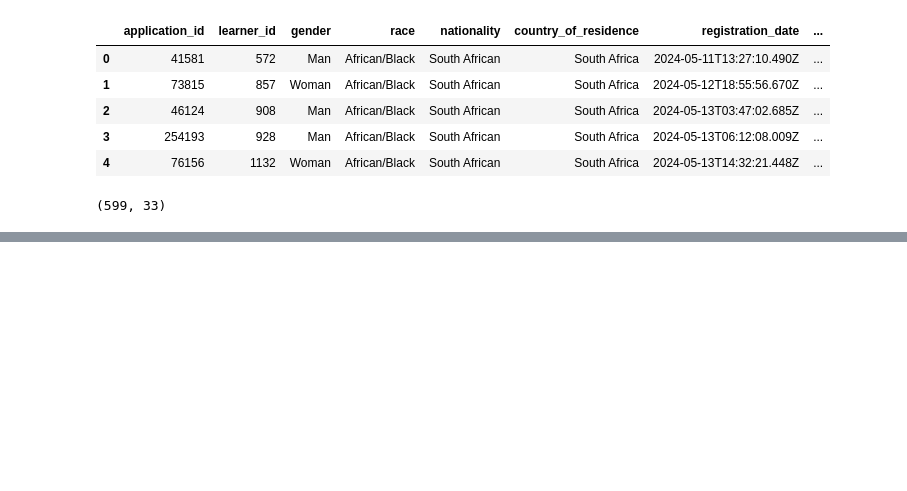
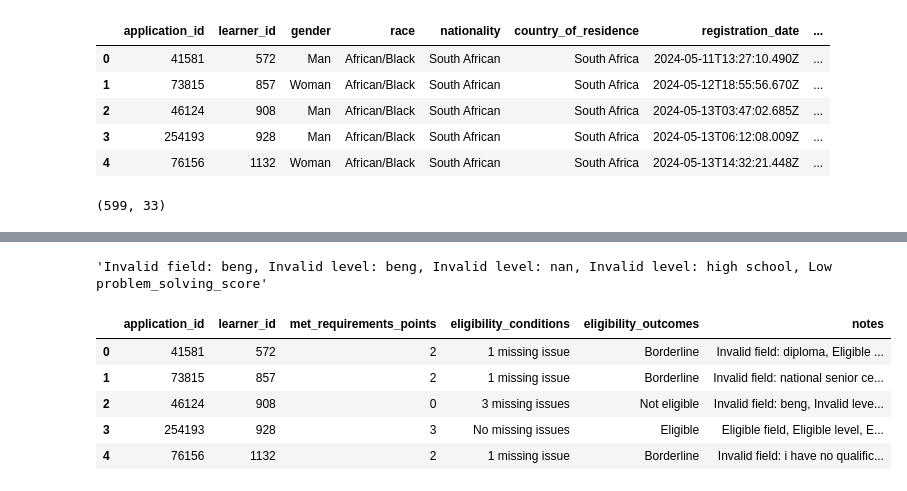
Before and after one commit to Nhlakanipho07/Umuzi-Skills-Test, a Jupyter notebook: notebook/applications_analysis.ipynb, the cells around one changed output, grey strips where cells are left out. Cells and saved outputs as stored; diff of their text form; code cells hidden in the pictures; blank space fills up the shorter version.

```diff
--- a/notebook/applications_analysis.ipynb
+++ b/notebook/applications_analysis.ipynb
@@ -259,0 +606,52 @@ applications_df.shape
+# %%
+eligibility_outcomes = {"eligibility_outcomes": []}
+
+for evaluations in eligibility_conditions.values():
+    for evaluation in evaluations:
+        if evaluation == "No missing issues":
+            eligibility_outcomes["eligibility_outcomes"].append("Eligible")
+        elif evaluation in ["1 missing issue", "2 missing issues"]:
+            eligibility_outcomes["eligibility_outcomes"].append("Borderline")
+        elif evaluation == "3 missing issues":
+            eligibility_outcomes["eligibility_outcomes"].append("Not eligible")
+# %%
+eligibility_reasons = {"notes": []}
+
+for eligibility_column, status_list in eligibility_columns.items():
+    for row_number, status_and_reasons in enumerate(status_list):
+        status, *reasons = status_and_reasons
+        note = ""
+        for reason in reasons:
+            note += reason + ", "
+        if note.endswith(", "):
+            note = note.rstrip(", ")
+        if len(eligibility_reasons["notes"]) < 599:
+            eligibility_reasons["notes"].append(note)
+        else:
+            eligibility_reasons["notes"][row_number] += ", " + note
+
+eligibility_reasons["notes"][2]
+# %% [output]
+'Invalid field: beng, Invalid level: beng, Invalid level: nan, Invalid level: high school, Low problem_solving_score'
+# %%
+application_results_df = applications_df[["application_id", "learner_id"]]
+additional_columns = [
+    met_requirements_points,
+    eligibility_conditions,
+    eligibility_outcomes,
+    eligibility_reasons,
+]
+
+for column in additional_columns:
+    application_results_df = pd.concat(
+        [application_results_df, pd.DataFrame(column)], axis=1
+    )
+
+application_results_df.head()
+# %% [output]
+|  | application_id | learner_id | met_requirements_points | eligibility_conditions | eligibility_outcomes | notes |
+| 0 | 41581 | 572 | 2 | 1 missing issue | Borderline | Invalid field: diploma, Eligible ... |
+| 1 | 73815 | 857 | 2 | 1 missing issue | Borderline | Invalid field: national senior ce... |
+| 2 | 46124 | 908 | 0 | 3 missing issues | Not eligible | Invalid field: beng, Invalid leve... |
+| 3 | 254193 | 928 | 3 | No missing issues | Eligible | Eligible field, Eligible level, E... |
+| 4 | 76156 | 1132 | 2 | 1 missing issue | Borderline | Invalid field: i have no qualific... |
```
Also changed, not shown: parts of 13 cells of this notebook.
